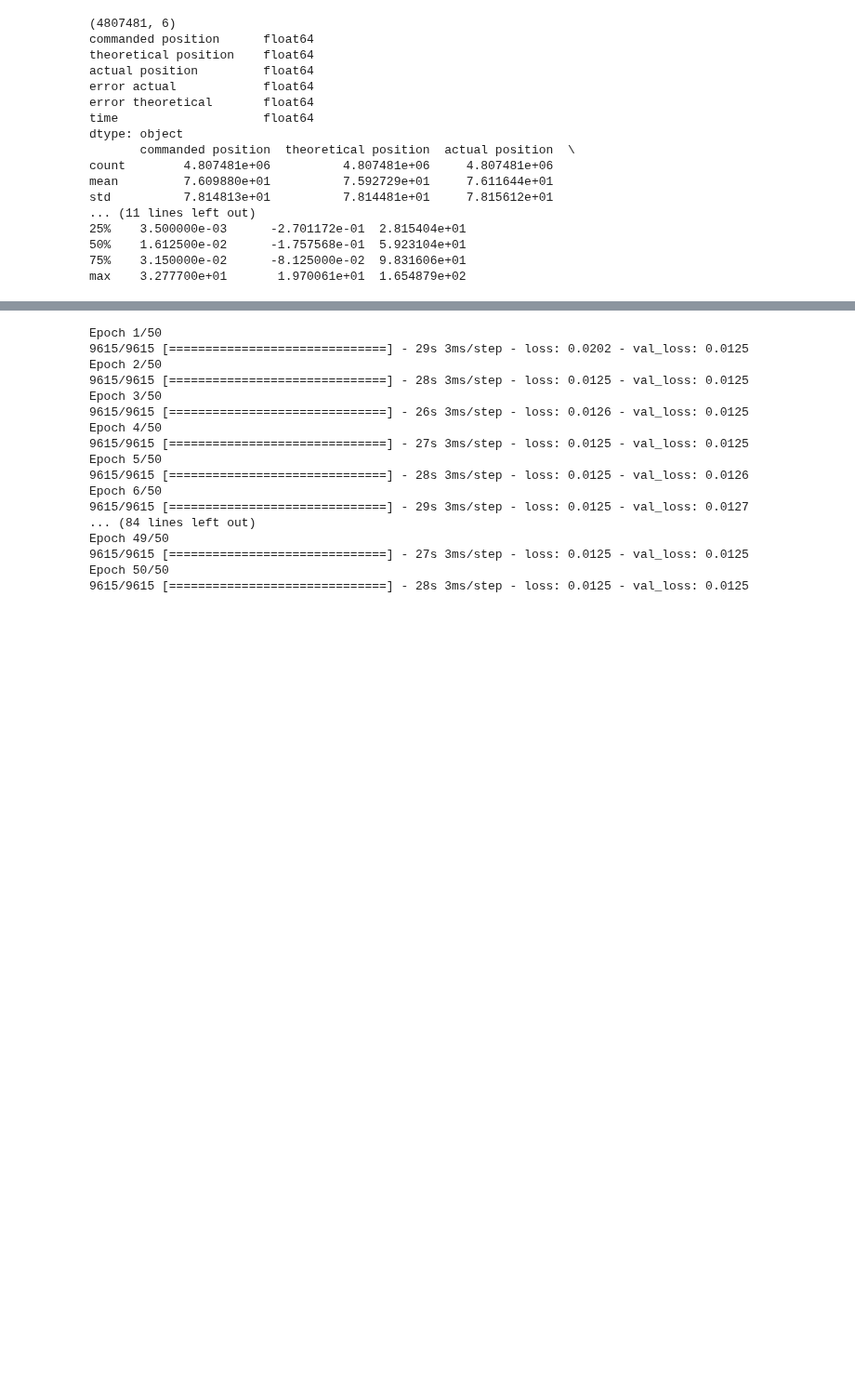
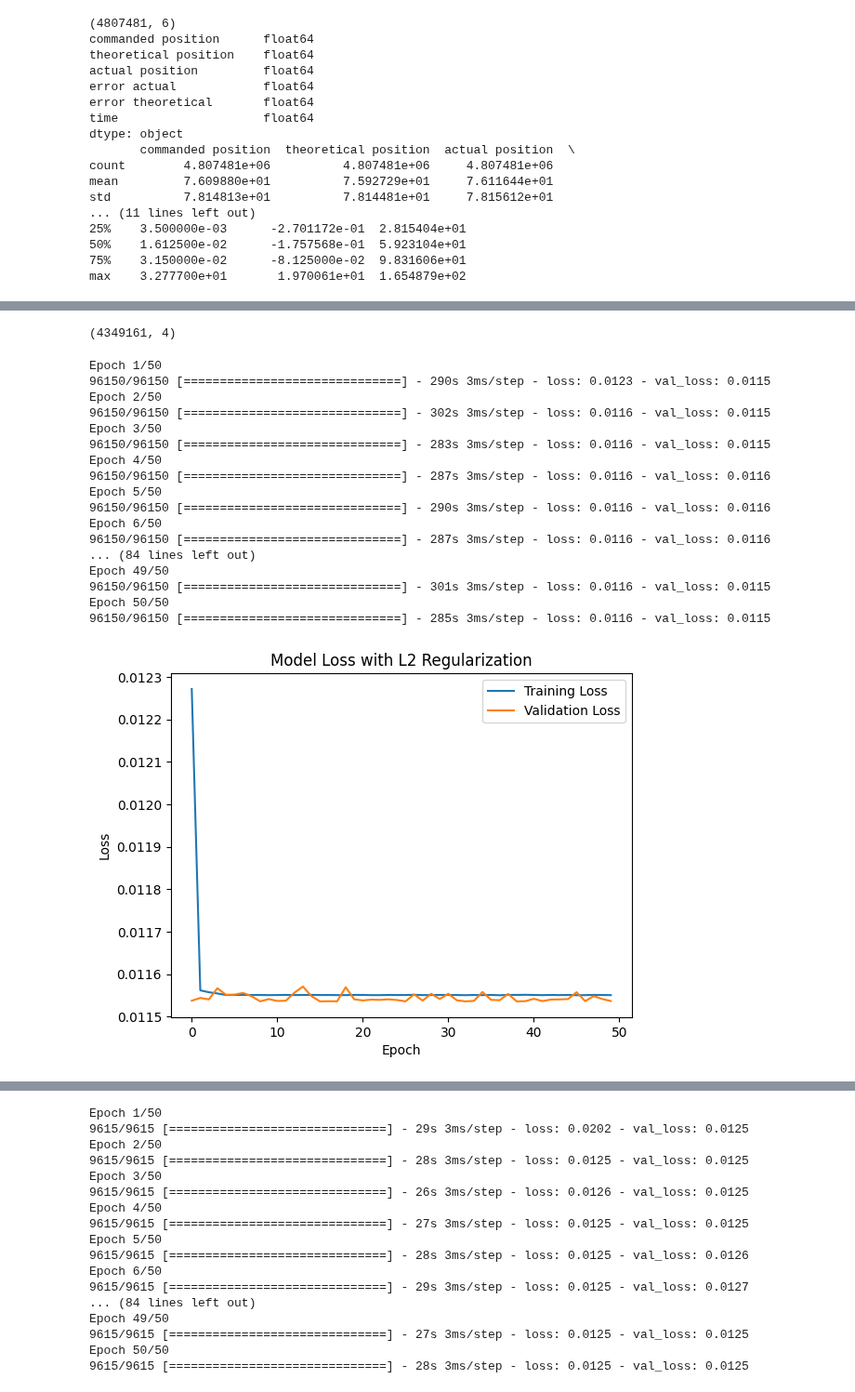
Before and after one commit to sanamsabooni/Thesis_ErrorDetection, a Jupyter notebook: Thesis_ErrorDetection_A4988_0_1.ipynb, the cells around one changed output, grey strips where cells are left out. Shown at 93% size. Saved outputs shown, nothing was run; the diff lists cells and outputs as text; code cells hidden in the pictures; blank space fills up the shorter version.

Commit message:
The whole dataset with regularization

```diff
--- a/Thesis_ErrorDetection_A4988_0_1.ipynb
+++ b/Thesis_ErrorDetection_A4988_0_1.ipynb
@@ -184,3 +183,59 @@ scaler_X_b = MinMaxScaler()
 scaler_Y_b = MinMaxScaler()
 X_b = scaler_X_b.fit_transform(X_b)
 Y_b = scaler_Y_b.fit_transform(Y_b.reshape(-1, 1))
+# %%
+X_train_b, X_test_b, Y_train_b, Y_test_b = train_test_split(X_b, Y_b, test_size=0.2, random_state=42)
+# %%
+data_b.shape
+# %% [output]
+(4349161, 4)
+# %%
+import matplotlib.pyplot as plt
+from keras.models import Sequential
+from keras.layers import Dense
+from keras.optimizers import Adam
+from keras.regularizers import l2
+
+# Define the neural network with L2 regularization
+model = Sequential()
+model.add(Dense(8, input_dim=X_b.shape[1], activation='relu', kernel_regularizer=l2(0.01)))
+model.add(Dense(10, activation='relu', kernel_regularizer=l2(0.01)))
+model.add(Dense(12, activation='relu', kernel_regularizer=l2(0.01)))
+model.add(Dense(8, activation='relu', kernel_regularizer=l2(0.01)))
+model.add(Dense(1, activation='linear'))  # Assuming it's a regression task with one output
+
+# Compile the model with a specific learning rate
+custom_optimizer = Adam(learning_rate=0.001)
+model.compile(loss='mean_squared_error', optimizer=custom_optimizer)
+
+# Train the model and save the history
+# epoch 10 was overtraining the model, 8 would be the best
+history = model.fit(X_train_b, Y_train_b, epochs=50, batch_size=32, verbose=1, validation_split=0.2)
+
+# Plotting the loss function
+plt.plot(history.history['loss'], label='Training Loss')
+plt.plot(history.history['val_loss'], label='Validation Loss')
+plt.title('Model Loss with L2 Regularization')
+plt.ylabel('Loss')
+plt.xlabel('Epoch')
+plt.legend(loc='upper right')
+plt.show()
+# %% [output]
+Epoch 1/50
+96150/96150 [==============================] - 290s 3ms/step - loss: 0.0123 - val_loss: 0.0115
+Epoch 2/50
+96150/96150 [==============================] - 302s 3ms/step - loss: 0.0116 - val_loss: 0.0115
+Epoch 3/50
+96150/96150 [==============================] - 283s 3ms/step - loss: 0.0116 - val_loss: 0.0115
+Epoch 4/50
+96150/96150 [==============================] - 287s 3ms/step - loss: 0.0116 - val_loss: 0.0116
+Epoch 5/50
+96150/96150 [==============================] - 290s 3ms/step - loss: 0.0116 - val_loss: 0.0116
+Epoch 6/50
+96150/96150 [==============================] - 287s 3ms/step - loss: 0.0116 - val_loss: 0.0116
+... (84 lines left out)
+Epoch 49/50
+96150/96150 [==============================] - 301s 3ms/step - loss: 0.0116 - val_loss: 0.0115
+Epoch 50/50
+96150/96150 [==============================] - 285s 3ms/step - loss: 0.0116 - val_loss: 0.0115
+[figure, added]
```
Also changed, not shown: parts of 4 cells of this notebook.
